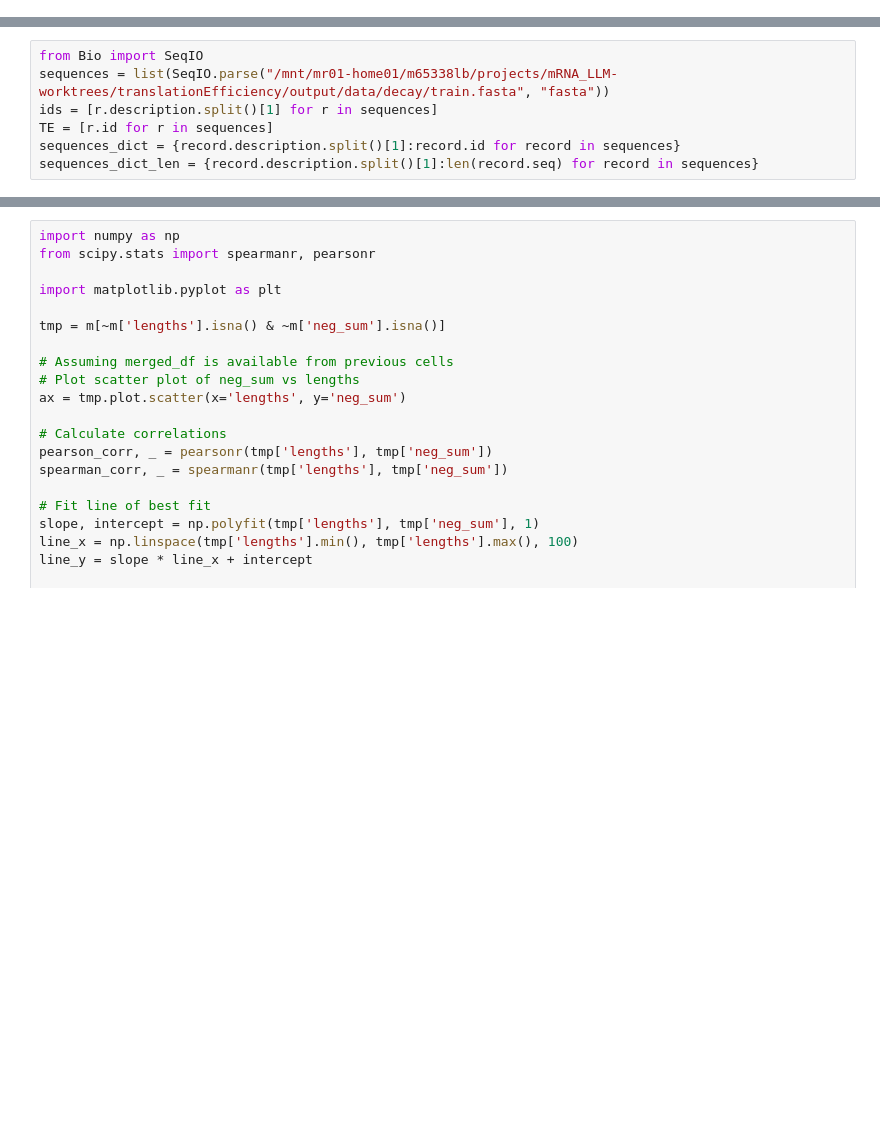
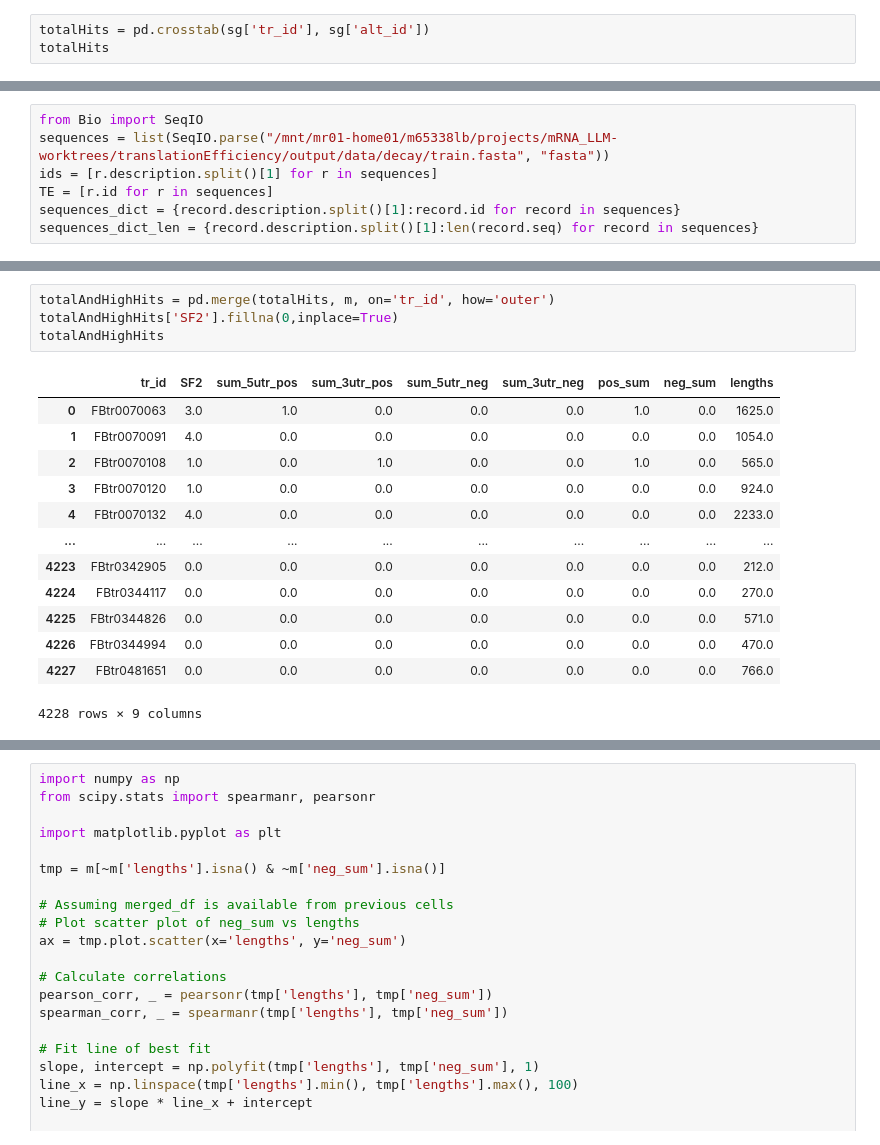
Before and after one commit to ManchesterBioinference/mRNA_LLM, a Jupyter notebook: notebooks/explorativeJupyterNotebooks/GOanalysis.ipynb, the cells around one changed output, grey strips where cells are left out. Cells and saved outputs as stored; diff of their text form; blank space fills up the shorter version.

```diff
--- a/notebooks/explorativeJupyterNotebooks/GOanalysis.ipynb
+++ b/notebooks/explorativeJupyterNotebooks/GOanalysis.ipynb
@@ -43,0 +44,3 @@ See the caveats in the documentation: https://pandas.pydata.org/pandas-docs/stab
+# %%
+totalHits = pd.crosstab(sg['tr_id'], sg['alt_id'])
+totalHits
@@ -343,0 +362,18 @@ m
+# %%
+totalAndHighHits = pd.merge(totalHits, m, on='tr_id', how='outer')
+totalAndHighHits['SF2'].fillna(0,inplace=True)
+totalAndHighHits
+# %% [output]
+|  | tr_id | SF2 | sum_5utr_pos | sum_3utr_pos | sum_5utr_neg | sum_3utr_neg | pos_sum | neg_sum | lengths |
+| 0 | FBtr0070063 | 3.0 | 1.0 | 0.0 | 0.0 | 0.0 | 1.0 | 0.0 | 1625.0 |
+| 1 | FBtr0070091 | 4.0 | 0.0 | 0.0 | 0.0 | 0.0 | 0.0 | 0.0 | 1054.0 |
+| 2 | FBtr0070108 | 1.0 | 0.0 | 1.0 | 0.0 | 0.0 | 1.0 | 0.0 | 565.0 |
+| 3 | FBtr0070120 | 1.0 | 0.0 | 0.0 | 0.0 | 0.0 | 0.0 | 0.0 | 924.0 |
+| 4 | FBtr0070132 | 4.0 | 0.0 | 0.0 | 0.0 | 0.0 | 0.0 | 0.0 | 2233.0 |
+| ... | ... | ... | ... | ... | ... | ... | ... | ... | ... |
+| 4223 | FBtr0342905 | 0.0 | 0.0 | 0.0 | 0.0 | 0.0 | 0.0 | 0.0 | 212.0 |
+| 4224 | FBtr0344117 | 0.0 | 0.0 | 0.0 | 0.0 | 0.0 | 0.0 | 0.0 | 270.0 |
+| 4225 | FBtr0344826 | 0.0 | 0.0 | 0.0 | 0.0 | 0.0 | 0.0 | 0.0 | 571.0 |
+| 4226 | FBtr0344994 | 0.0 | 0.0 | 0.0 | 0.0 | 0.0 | 0.0 | 0.0 | 470.0 |
+| 4227 | FBtr0481651 | 0.0 | 0.0 | 0.0 | 0.0 | 0.0 | 0.0 | 0.0 | 766.0 |
+4228 rows × 9 columns
```
Also changed, not shown: parts of 14 cells of this notebook, 29 other files.
